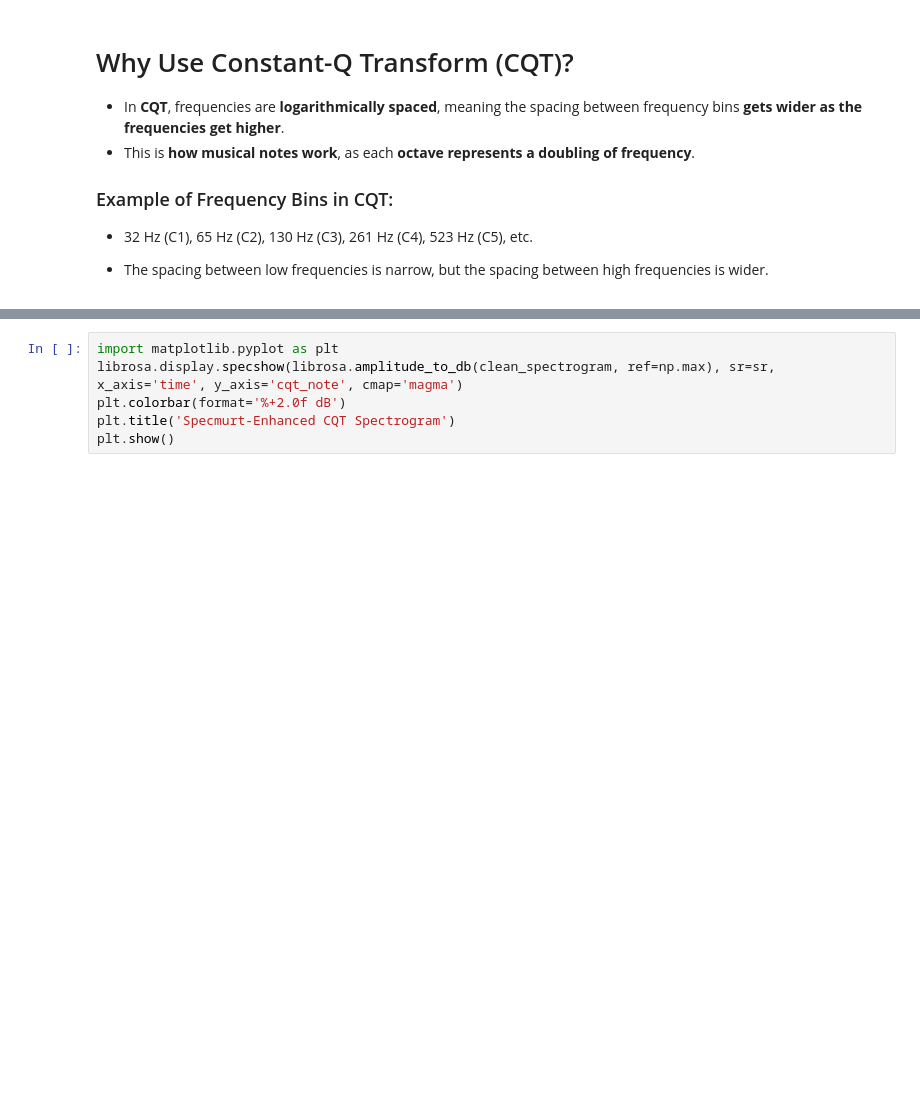
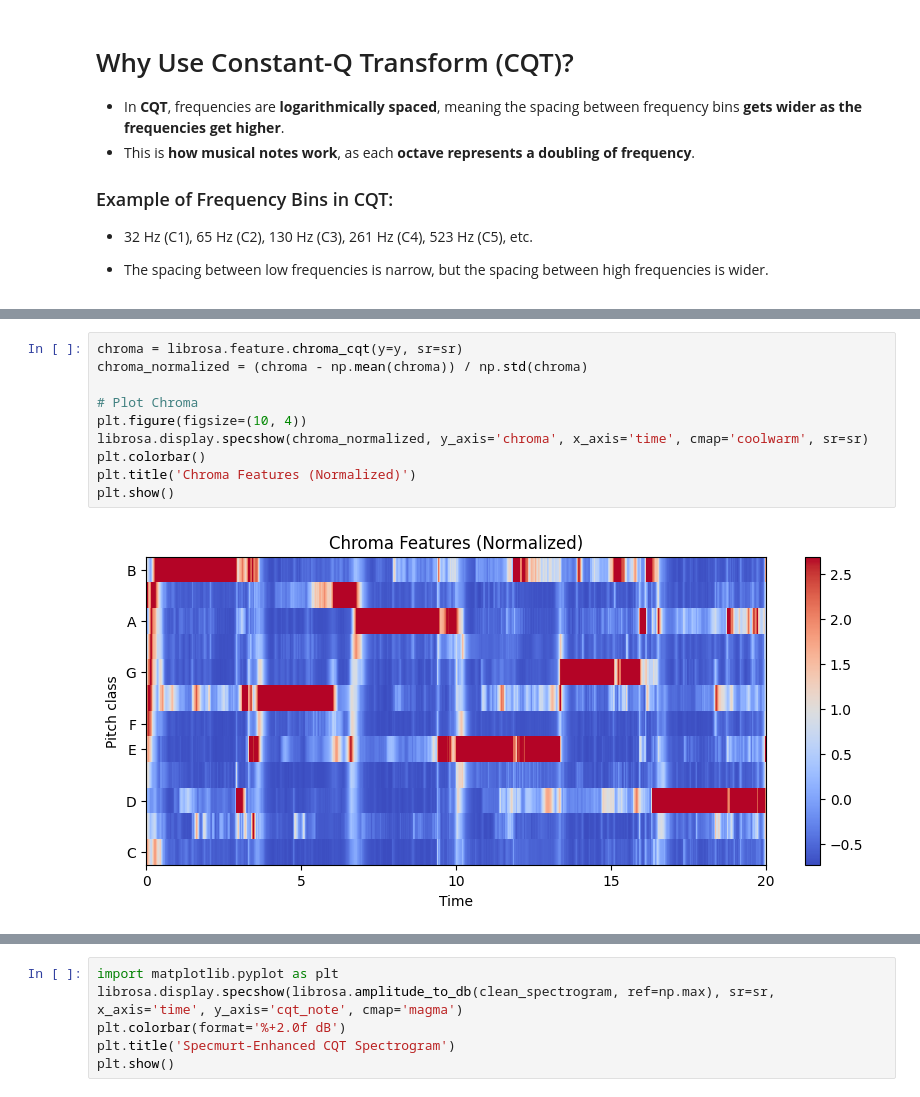
Before and after one commit to Lucas-Dunker/Stem-Separator-AMT, a Jupyter notebook: main.ipynb, the cells around one changed output, grey strips where cells are left out. Cells and saved outputs as stored; diff of their text form; blank space fills up the shorter version.

Commit message:
created chroma vectors

```diff
--- a/main.ipynb
+++ b/main.ipynb
@@ -122 +127,13 @@ plot_cqt(cqt_spectrogram, sr, yxs='cqt_hz')
+# %%
+chroma = librosa.feature.chroma_cqt(y=y, sr=sr)
+chroma_normalized = (chroma - np.mean(chroma)) / np.std(chroma)
+
+# Plot Chroma
+plt.figure(figsize=(10, 4))
+librosa.display.specshow(chroma_normalized, y_axis='chroma', x_axis='time', cmap='coolwarm', sr=sr)
+plt.colorbar()
+plt.title('Chroma Features (Normalized)')
+plt.show()
+# %% [output]
+[figure, added]
 # %%
```
Also changed, not shown: parts of 9 cells of this notebook.
